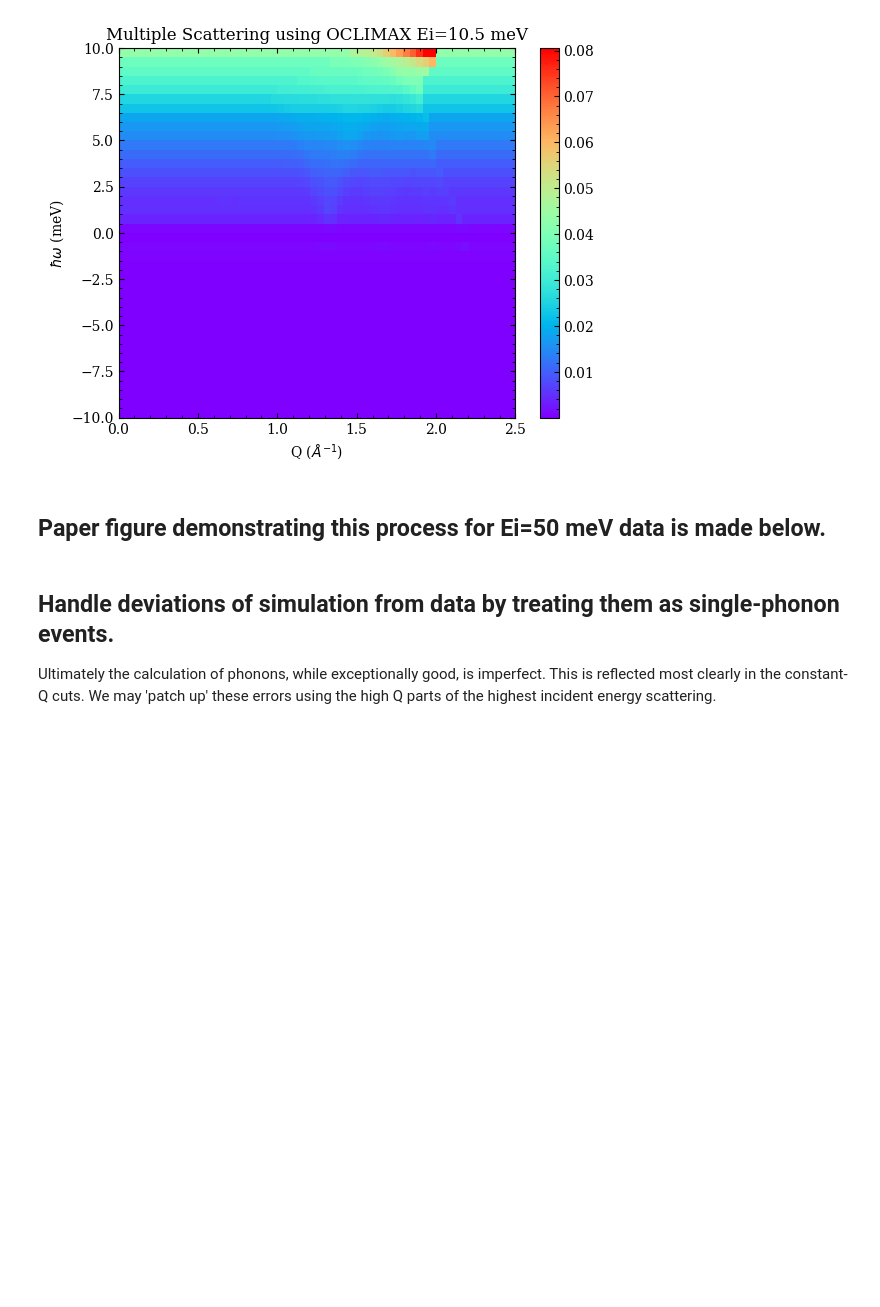
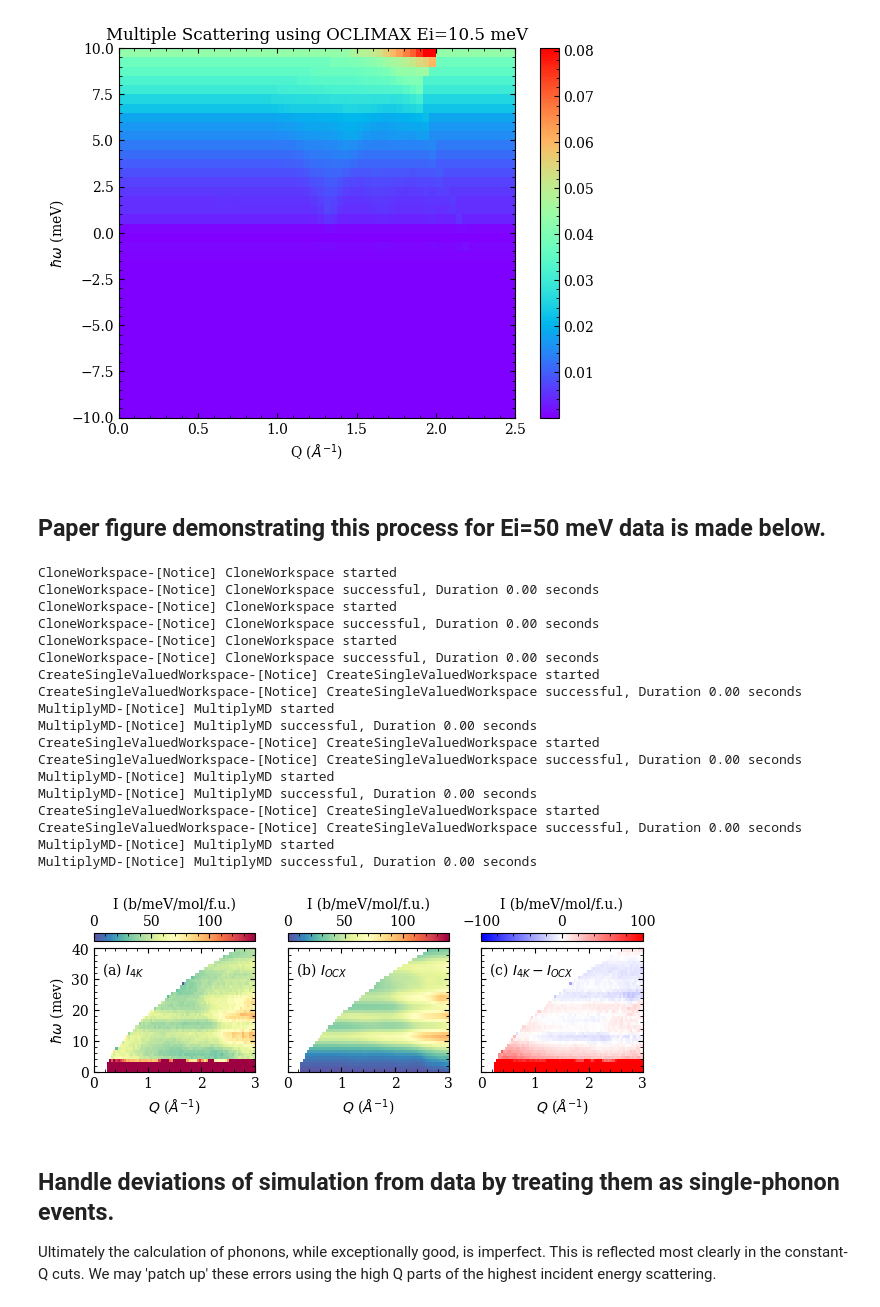
Before and after one commit to thallor1/Ba4NbRu3O12-Neutron-Analysis, a Jupyter notebook: BNRO_SEQUOIA_treatment.ipynb, the cells around one changed output. Saved outputs shown, nothing was run; the diff lists cells and outputs as text; code cells hidden in the pictures; blank space fills up the shorter version.

```diff
--- a/BNRO_SEQUOIA_treatment.ipynb
+++ b/BNRO_SEQUOIA_treatment.ipynb
@@ -722,8 +726,59 @@ CloneWorkspace-[Notice] CloneWorkspace successful, Duration 0.00 seconds
 # %% [markdown]
 ## Paper figure demonstrating this process for Ei=50 meV data is made below.
 # %%
-fig,ax = plt.subplots(1,3,figsize=(3.54,6),subplot_kw={'projection':'mantid'})
+fig,ax = plt.subplots(1,3,figsize=(3.54*2,2),subplot_kw={'projection':'mantid'},sharex=True,sharey=True)
 #There are a few relevant plots to show in this process, but
+plot50_presub = box_bragg_result_50_4.clone()
+plot50_oclimax = multiple_scatter_MD_50_4K.clone()
+plot50_sub = bragg_no_mult_50_4K.clone()
+plot50_presub*=1e3
+plot50_oclimax*=1e3
+plot50_sub*=1e3
+mesh0 = ax[0].pcolormesh(bnrof.undo_normalize_MDHisto_event(plot50_presub),vmin=0,vmax=0.14e3,cmap='Spectral_r',
+                        rasterized=True)
+mesh1 = ax[1].pcolormesh(bnrof.undo_normalize_MDHisto_event(plot50_oclimax),vmin=0,vmax=0.14e3,cmap='Spectral_r',
+                        rasterized=True)
+mesh2 = ax[2].pcolormesh(bnrof.undo_normalize_MDHisto_event(plot50_sub),vmin=-0.1e3,vmax=0.1e3,cmap='bwr',
+                        rasterized=True)
+ax[0].set_xlim(0,3)
+ax[0].set_ylim(0,40)
+ax[1].set_ylabel('')
+ax[0].set_ylabel(r"$\hbar\omega$ (mev)")
+ax[2].set_ylabel('')
+ax[0].set_xlabel(r"$Q$ ($\AA^{-1}$)")
+ax[1].set_xlabel(r"$Q$ ($\AA^{-1}$)")
+ax[2].set_xlabel(r"$Q$ ($\AA^{-1}$)")
+cbar0 = fig.colorbar(mesh0,ax=ax[0],label="I (b/meV/mol/f.u.)",location="top")
+cbar1 = fig.colorbar(mesh1,ax=ax[1],label="I (b/meV/mol/f.u.)",location="top")
+cbar2 = fig.colorbar(mesh2,ax=ax[2],label="I (b/meV/mol/f.u.)",location="top")
+ax[0].text(0.05,0.9,"(a) $I_{4K}$",transform=ax[0].transAxes,verticalalignment='top',
+           horizontalalignment='left',fontsize=10)
+ax[1].text(0.05,0.9,"(b) $I_{OCX}$",transform=ax[1].transAxes,verticalalignment='top',
+           horizontalalignment='left',fontsize=10)
+ax[2].text(0.05,0.9,"(c) $I_{4K}-I_{OCX}$",transform=ax[2].transAxes,verticalalignment='top',
+           horizontalalignment='left',fontsize=10)
+
+fig.savefig("SEQ_figs/OCLIMAX_sub.pdf",bbox_inches='tight',dpi=300)
+# %% [output]
+CloneWorkspace-[Notice] CloneWorkspace started
+CloneWorkspace-[Notice] CloneWorkspace successful, Duration 0.00 seconds
+CloneWorkspace-[Notice] CloneWorkspace started
+CloneWorkspace-[Notice] CloneWorkspace successful, Duration 0.00 seconds
+CloneWorkspace-[Notice] CloneWorkspace started
+CloneWorkspace-[Notice] CloneWorkspace successful, Duration 0.00 seconds
+CreateSingleValuedWorkspace-[Notice] CreateSingleValuedWorkspace started
+CreateSingleValuedWorkspace-[Notice] CreateSingleValuedWorkspace successful, Duration 0.00 seconds
+MultiplyMD-[Notice] MultiplyMD started
+MultiplyMD-[Notice] MultiplyMD successful, Duration 0.00 seconds
+CreateSingleValuedWorkspace-[Notice] CreateSingleValuedWorkspace started
+CreateSingleValuedWorkspace-[Notice] CreateSingleValuedWorkspace successful, Duration 0.00 seconds
+MultiplyMD-[Notice] MultiplyMD started
+MultiplyMD-[Notice] MultiplyMD successful, Duration 0.00 seconds
+CreateSingleValuedWorkspace-[Notice] CreateSingleValuedWorkspace started
+CreateSingleValuedWorkspace-[Notice] CreateSingleValuedWorkspace successful, Duration 0.00 seconds
+MultiplyMD-[Notice] MultiplyMD started
+MultiplyMD-[Notice] MultiplyMD successful, Duration 0.00 seconds
+[figure, added]
 # %% [markdown]
 ## Handle deviations of simulation from data by treating them as single-phonon events.
 
```
Also changed, not shown: parts of 1 cell of this notebook, 6 other files.
